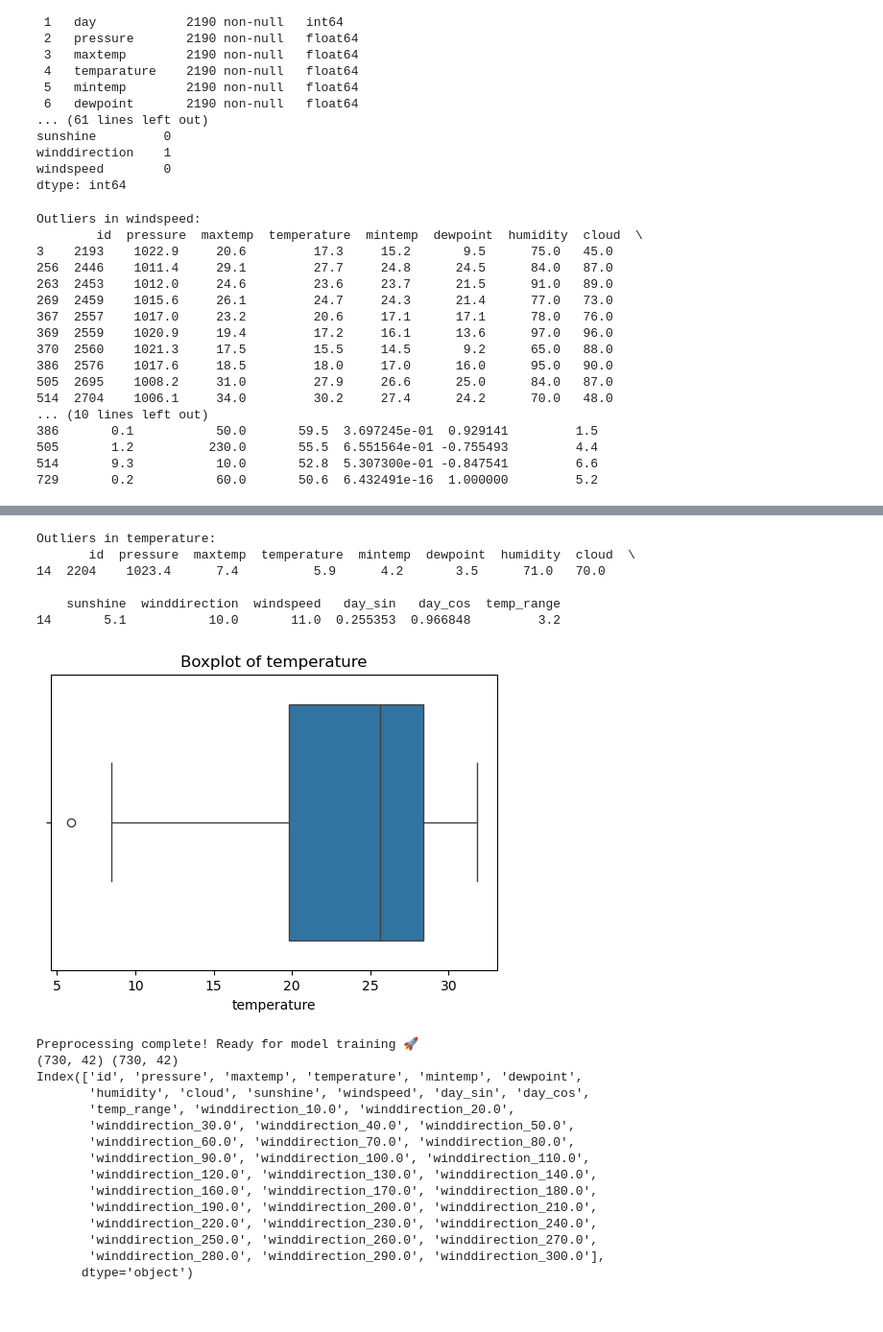
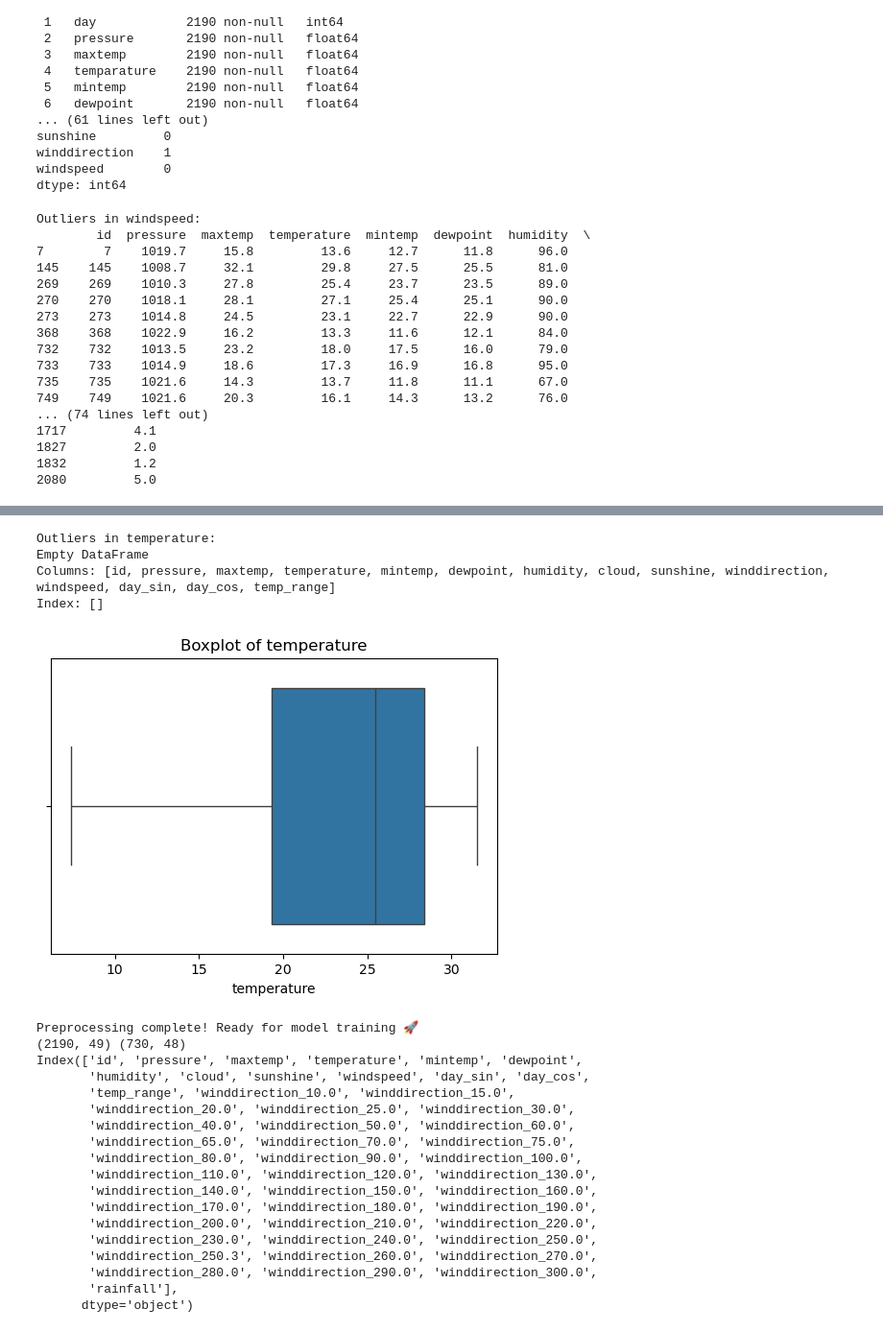
Before and after one commit to Seryabiz/PHASE_5_CAPSTONE_PROJECT, a Jupyter notebook: Notebooks/Alfred.ipynb, the cells around one changed output, grey strips where cells are left out. Shown at 96% size. Drawn from its saved outputs; the diff is of its cells as text; code cells hidden in the pictures.

```diff
--- a/Notebooks/Alfred.ipynb
+++ b/Notebooks/Alfred.ipynb
@@ -204,7 +204,7 @@ dtype: int64
 # %%
 import Preprocessing
 
-train_path = '../Data/test.csv'
+train_path = '../Data/train.csv'
 test_path = '../Data/test.csv'
 
 df_train, df_test, scaler = Preprocessing.run_full_preprocessing(train_path, test_path)
@@ -215,19 +215,19 @@ df_train.describe()
 df_test.describe()
 # %% [output]
 Outliers in windspeed:
-        id  pressure  maxtemp  temperature  mintemp  dewpoint  humidity  cloud  \
-3    2193    1022.9     20.6         17.3     15.2       9.5      75.0   45.0
-256  2446    1011.4     29.1         27.7     24.8      24.5      84.0   87.0
-263  2453    1012.0     24.6         23.6     23.7      21.5      91.0   89.0
-269  2459    1015.6     26.1         24.7     24.3      21.4      77.0   73.0
-367  2557    1017.0     23.2         20.6     17.1      17.1      78.0   76.0
-369  2559    1020.9     19.4         17.2     16.1      13.6      97.0   96.0
-370  2560    1021.3     17.5         15.5     14.5       9.2      65.0   88.0
-386  2576    1017.6     18.5         18.0     17.0      16.0      95.0   90.0
-505  2695    1008.2     31.0         27.9     26.6      25.0      84.0   87.0
-514  2704    1006.1     34.0         30.2     27.4      24.2      70.0   48.0
-... (10 lines left out)
-386       0.1           50.0       59.5  3.697245e-01  0.929141         1.5
-505       1.2          230.0       55.5  6.551564e-01 -0.755493         4.4
-514       9.3           10.0       52.8  5.307300e-01 -0.847541         6.6
-729       0.2           60.0       50.6  6.432491e-16  1.000000         5.2
+        id  pressure  maxtemp  temperature  mintemp  dewpoint  humidity  \
+7        7    1019.7     15.8         13.6     12.7      11.8      96.0
+145    145    1008.7     32.1         29.8     27.5      25.5      81.0
+269    269    1010.3     27.8         25.4     23.7      23.5      89.0
+270    270    1018.1     28.1         27.1     25.4      25.1      90.0
+273    273    1014.8     24.5         23.1     22.7      22.9      90.0
+368    368    1022.9     16.2         13.3     11.6      12.1      84.0
+732    732    1013.5     23.2         18.0     17.5      16.0      79.0
+733    733    1014.9     18.6         17.3     16.9      16.8      95.0
+735    735    1021.6     14.3         13.7     11.8      11.1      67.0
+749    749    1021.6     20.3         16.1     14.3      13.2      76.0
+... (74 lines left out)
+1717         4.1
+1827         2.0
+1832         1.2
+2080         5.0
@@ -235,24 +235,25 @@ Outliers in windspeed:
 Outliers in temperature:
-       id  pressure  maxtemp  temperature  mintemp  dewpoint  humidity  cloud  \
-14  2204    1023.4      7.4          5.9      4.2       3.5      71.0   70.0
-
-    sunshine  winddirection  windspeed   day_sin   day_cos  temp_range
-14       5.1           10.0       11.0  0.255353  0.966848         3.2
+Empty DataFrame
+Columns: [id, pressure, maxtemp, temperature, mintemp, dewpoint, humidity, cloud, sunshine, winddirection, windspeed, day_sin, day_cos, temp_range]
+Index: []
-[figure, old version]
+[figure, new version]
 Preprocessing complete! Ready for model training 🚀
-(730, 42) (730, 42)
+(2190, 49) (730, 48)
 Index(['id', 'pressure', 'maxtemp', 'temperature', 'mintemp', 'dewpoint',
        'humidity', 'cloud', 'sunshine', 'windspeed', 'day_sin', 'day_cos',
-       'temp_range', 'winddirection_10.0', 'winddirection_20.0',
-       'winddirection_30.0', 'winddirection_40.0', 'winddirection_50.0',
-       'winddirection_60.0', 'winddirection_70.0', 'winddirection_80.0',
-       'winddirection_90.0', 'winddirection_100.0', 'winddirection_110.0',
-       'winddirection_120.0', 'winddirection_130.0', 'winddirection_140.0',
-       'winddirection_160.0', 'winddirection_170.0', 'winddirection_180.0',
-       'winddirection_190.0', 'winddirection_200.0', 'winddirection_210.0',
-       'winddirection_220.0', 'winddirection_230.0', 'winddirection_240.0',
-       'winddirection_250.0', 'winddirection_260.0', 'winddirection_270.0',
-       'winddirection_280.0', 'winddirection_290.0', 'winddirection_300.0'],
+       'temp_range', 'winddirection_10.0', 'winddirection_15.0',
+       'winddirection_20.0', 'winddirection_25.0', 'winddirection_30.0',
+       'winddirection_40.0', 'winddirection_50.0', 'winddirection_60.0',
+       'winddirection_65.0', 'winddirection_70.0', 'winddirection_75.0',
+       'winddirection_80.0', 'winddirection_90.0', 'winddirection_100.0',
+       'winddirection_110.0', 'winddirection_120.0', 'winddirection_130.0',
+       'winddirection_140.0', 'winddirection_150.0', 'winddirection_160.0',
+       'winddirection_170.0', 'winddirection_180.0', 'winddirection_190.0',
+       'winddirection_200.0', 'winddirection_210.0', 'winddirection_220.0',
+       'winddirection_230.0', 'winddirection_240.0', 'winddirection_250.0',
+       'winddirection_250.3', 'winddirection_260.0', 'winddirection_270.0',
+       'winddirection_280.0', 'winddirection_290.0', 'winddirection_300.0',
+       'rainfall'],
       dtype='object')
 |  | id | pressure | maxtemp | temperature | mintemp | dewpoint | humidity | cloud | sunshine | windspeed | ... |
 | count | 730.000000 | 730.000000 | 730.000000 | 730.000000 | 730.000000 | 730.000000 | 730.000000 | 730.000000 | 730.000000 | 730.000000 | ... |
```
Also changed, not shown: parts of 4 cells of this notebook, 1 other file.
